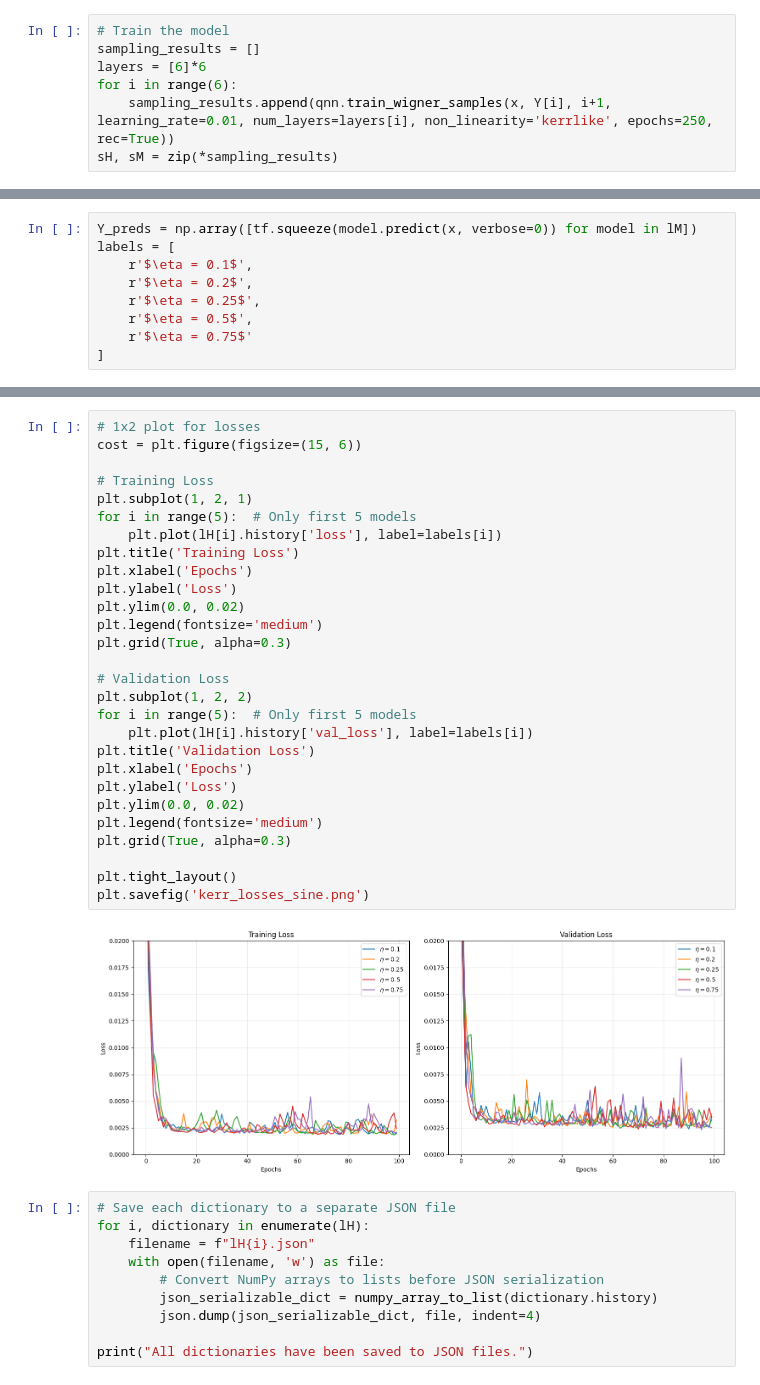
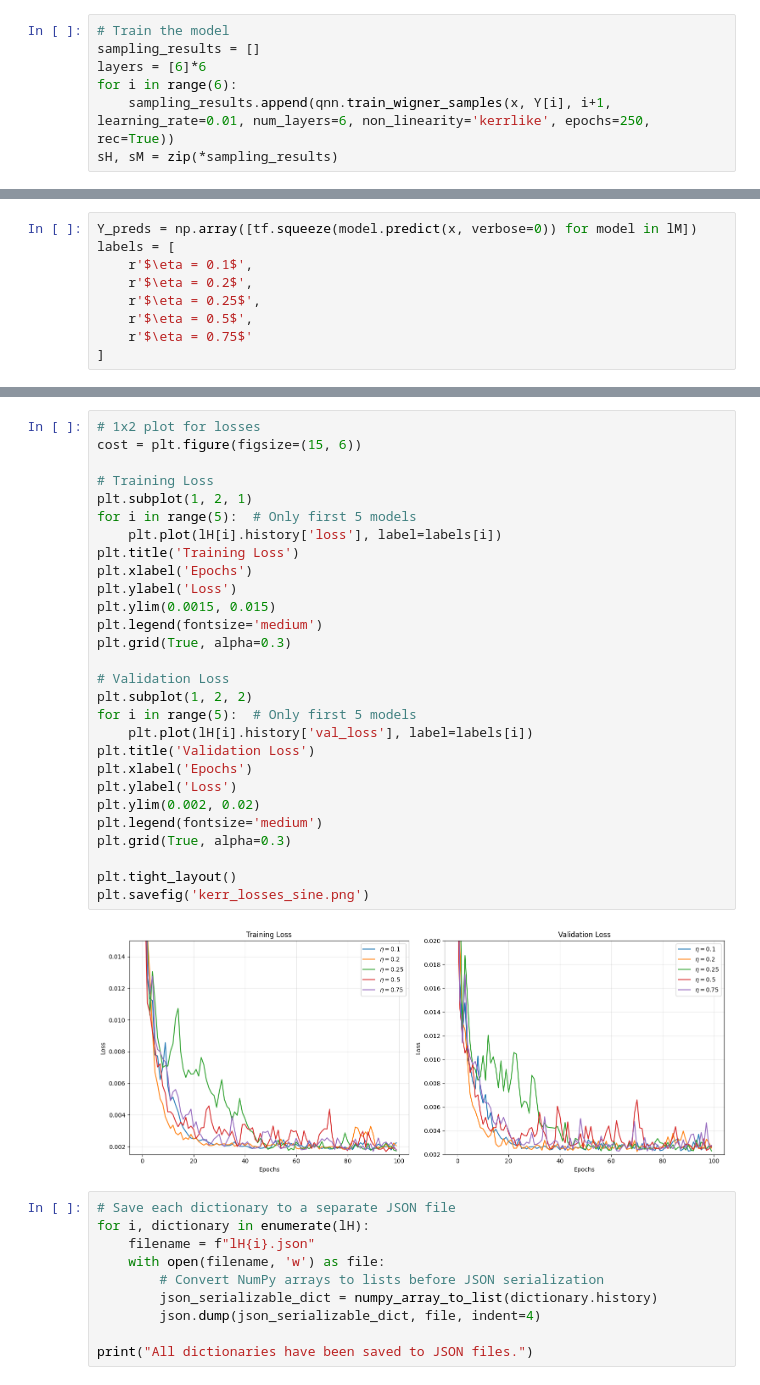
Before and after one commit to songofphysics/master-thesis, a Jupyter notebook: benchmark.ipynb, the cells around one changed output, grey strips where cells are left out. Drawn from its saved outputs; the diff is of its cells as text.

```diff
--- a/benchmark.ipynb
+++ b/benchmark.ipynb
@@ -281,7 +281,7 @@ plt.show()
 sampling_results = []
 layers = [6]*6
 for i in range(6):
-    sampling_results.append(qnn.train_wigner_samples(x, Y[i], i+1, learning_rate=0.01, num_layers=layers[i], non_linearity='kerrlike', epochs=250, rec=True))
+    sampling_results.append(qnn.train_wigner_samples(x, Y[i], i+1, learning_rate=0.01, num_layers=6, non_linearity='kerrlike', epochs=250, rec=True))
 sH, sM = zip(*sampling_results)
 # %%
 for i in range(6):
@@ -592,33 +592,33 @@ plt.show()
 # %%
 # 1x2 plot for losses
 cost = plt.figure(figsize=(15, 6))
 
 # Training Loss
 plt.subplot(1, 2, 1)
 for i in range(5):  # Only first 5 models
     plt.plot(lH[i].history['loss'], label=labels[i])
 plt.title('Training Loss')
 plt.xlabel('Epochs')
 plt.ylabel('Loss')
-plt.ylim(0.0, 0.02)
+plt.ylim(0.0015, 0.015)
 plt.legend(fontsize='medium')
 plt.grid(True, alpha=0.3)
 
 # Validation Loss
 plt.subplot(1, 2, 2)
 for i in range(5):  # Only first 5 models
     plt.plot(lH[i].history['val_loss'], label=labels[i])
 plt.title('Validation Loss')
 plt.xlabel('Epochs')
 plt.ylabel('Loss')
-plt.ylim(0.0, 0.02)
+plt.ylim(0.002, 0.02)
 plt.legend(fontsize='medium')
 plt.grid(True, alpha=0.3)
 
 plt.tight_layout()
 plt.savefig('kerr_losses_sine.png')
 # %% [output]
-[figure, old version]
+[figure, new version]
 # %%
 # Save each dictionary to a separate JSON file
 for i, dictionary in enumerate(lH):
```
Also changed, not shown: parts of 2 cells of this notebook, 9 other files.
